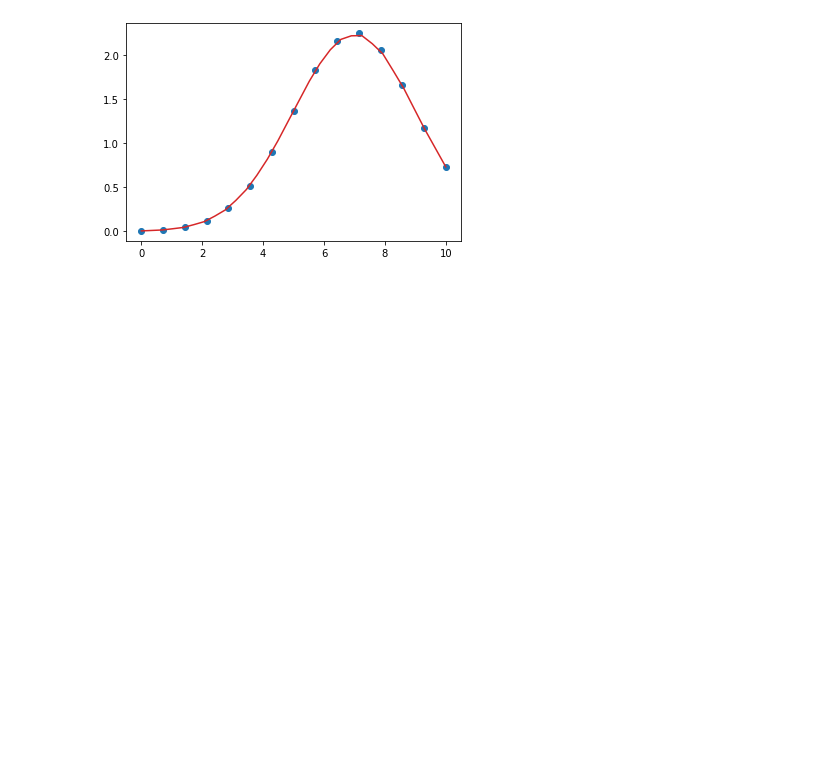
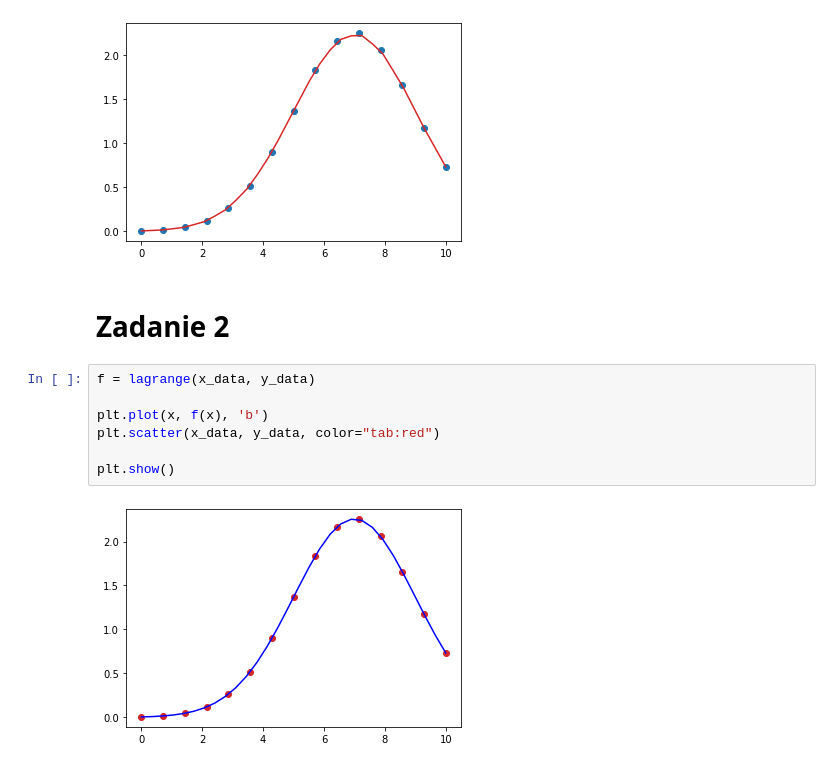
Before and after one commit to 11jolek11/BigData, a Jupyter notebook: List2.ipynb, the cells around one changed output. Cells and saved outputs as stored; diff of their text form; blank space fills up the shorter version.

```diff
--- a/List2.ipynb
+++ b/List2.ipynb
@@ -71,3 +72,14 @@ plt.plot(x, y_hat, color="tab:red")
 # %% [output]
 [<matplotlib.lines.Line2D at 0x...>]
 [figure]
+# %% [markdown]
+# Zadanie 2
+# %%
+f = lagrange(x_data, y_data)
+
+plt.plot(x, f(x), 'b')
+plt.scatter(x_data, y_data, color="tab:red")
+
+plt.show()
+# %% [output]
+[figure, added]
```
Also changed, not shown: parts of 2 cells of this notebook.
